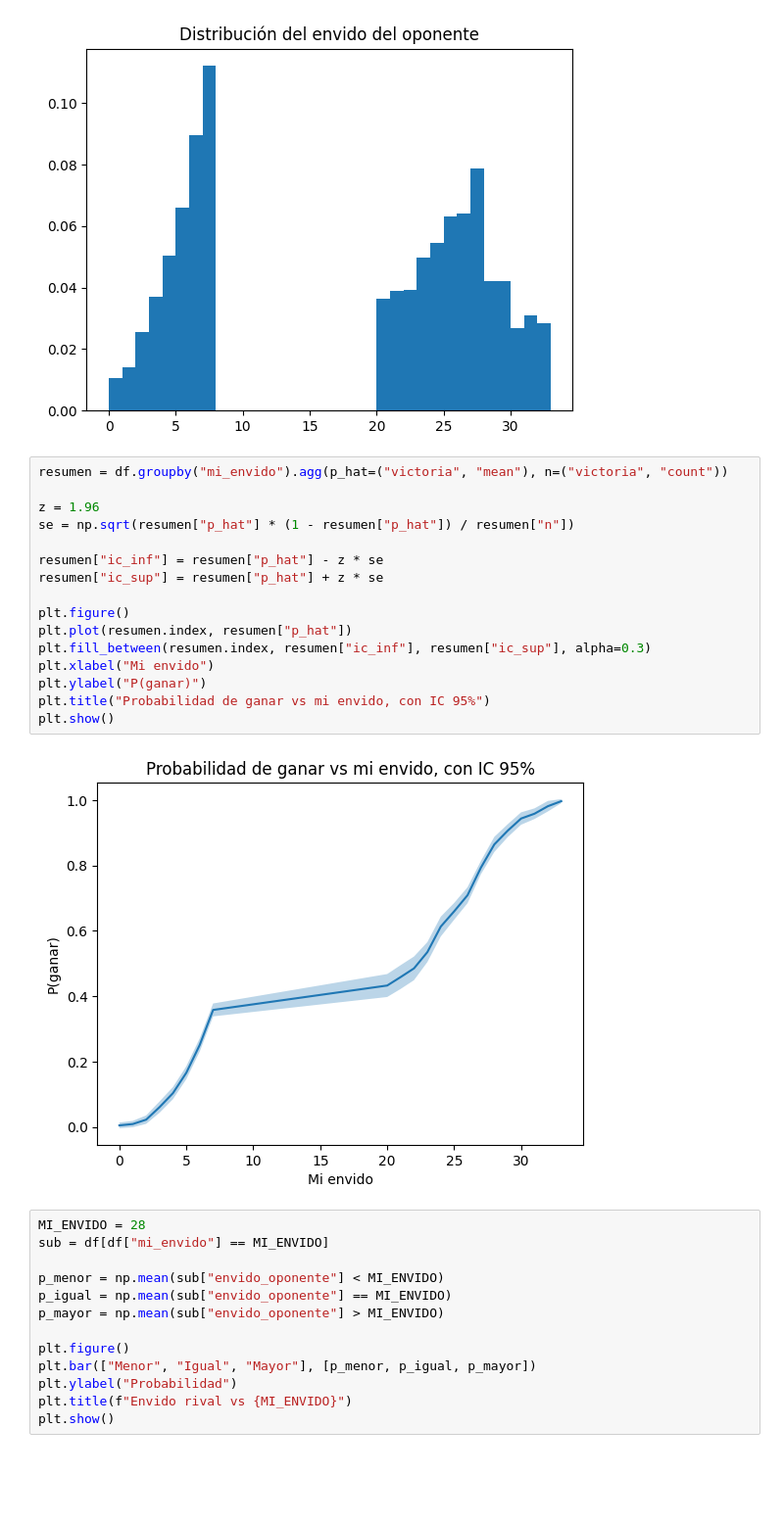
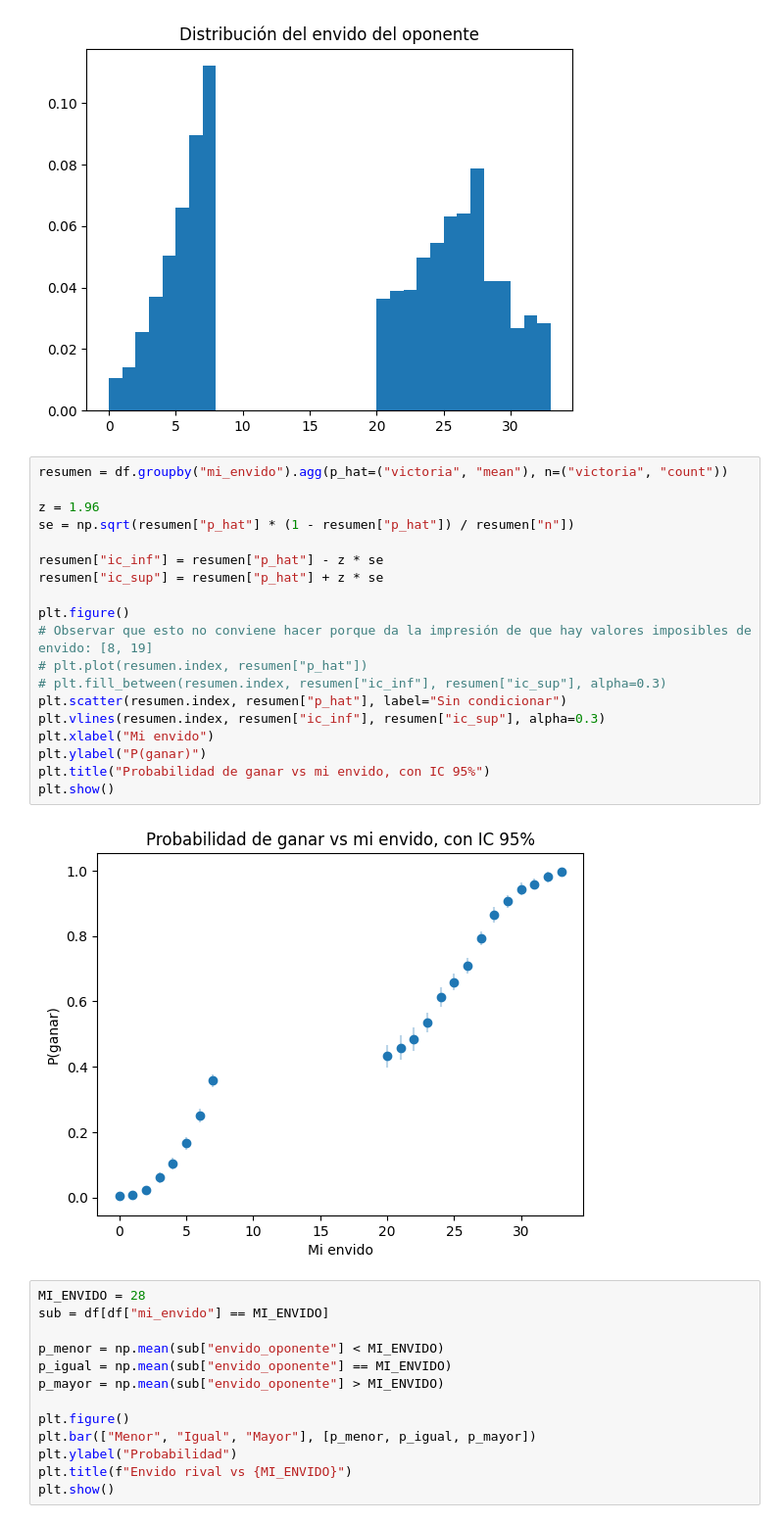
Before and after one commit to vickyguar/prob-frecuencial, a Jupyter notebook: simulacion.ipynb, the cells around one changed output. Shown at 98% size. Drawn from its saved outputs; the diff is of its cells as text; blank space fills up the shorter version.

```diff
--- a/simulacion.ipynb
+++ b/simulacion.ipynb
@@ -37,21 +37,24 @@ plt.show()
 # %%
 resumen = df.groupby("mi_envido").agg(p_hat=("victoria", "mean"), n=("victoria", "count"))
 
 z = 1.96
 se = np.sqrt(resumen["p_hat"] * (1 - resumen["p_hat"]) / resumen["n"])
 
 resumen["ic_inf"] = resumen["p_hat"] - z * se
 resumen["ic_sup"] = resumen["p_hat"] + z * se
 
 plt.figure()
-plt.plot(resumen.index, resumen["p_hat"])
-plt.fill_between(resumen.index, resumen["ic_inf"], resumen["ic_sup"], alpha=0.3)
+# Observar que esto no conviene hacer porque da la impresión de que hay valores imposibles de envido: [8, 19]
+# plt.plot(resumen.index, resumen["p_hat"])
+# plt.fill_between(resumen.index, resumen["ic_inf"], resumen["ic_sup"], alpha=0.3)
+plt.scatter(resumen.index, resumen["p_hat"], label="Sin condicionar")
+plt.vlines(resumen.index, resumen["ic_inf"], resumen["ic_sup"], alpha=0.3)
 plt.xlabel("Mi envido")
 plt.ylabel("P(ganar)")
 plt.title("Probabilidad de ganar vs mi envido, con IC 95%")
 plt.show()
 # %% [output]
-[figure, old version]
+[figure, new version]
 # %%
 MI_ENVIDO = 28
 sub = df[df["mi_envido"] == MI_ENVIDO]
```
Also changed, not shown: parts of 1 cell of this notebook, 1 other file.
